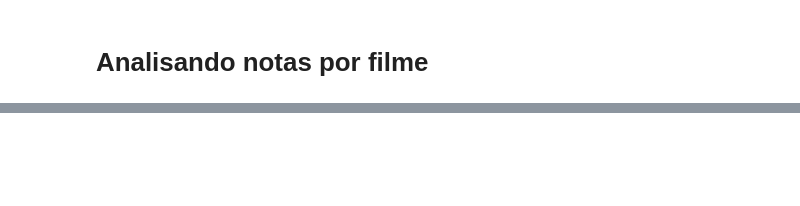
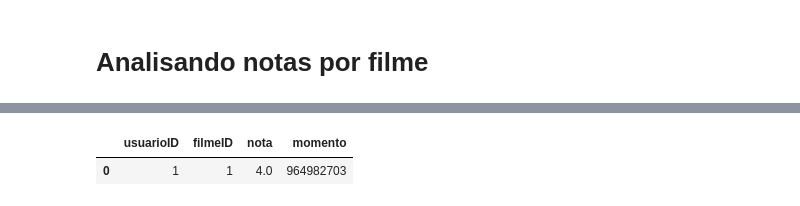
Before and after one commit to miguel-aguiars/AluraDataScience, a Jupyter notebook: Introdução a Data Science.ipynb, the cells around one changed output, grey strips where cells are left out. Saved outputs shown, nothing was run; the diff lists cells and outputs as text; code cells hidden in the pictures; blank space fills up the shorter version.

```diff
--- a/Introdução a Data Science.ipynb
+++ b/Introdução a Data Science.ipynb
@@ -142,0 +108,5 @@ plt.hist(medias_por_filme)
+# %%
+df_notas.head(5).query("filmeID==1")
+# %% [output]
+|  | usuarioID | filmeID | nota | momento |
+| 0 | 1 | 1 | 4.0 | 964982703 |
```
Also changed, not shown: parts of 15 cells of this notebook, 1 other file.
